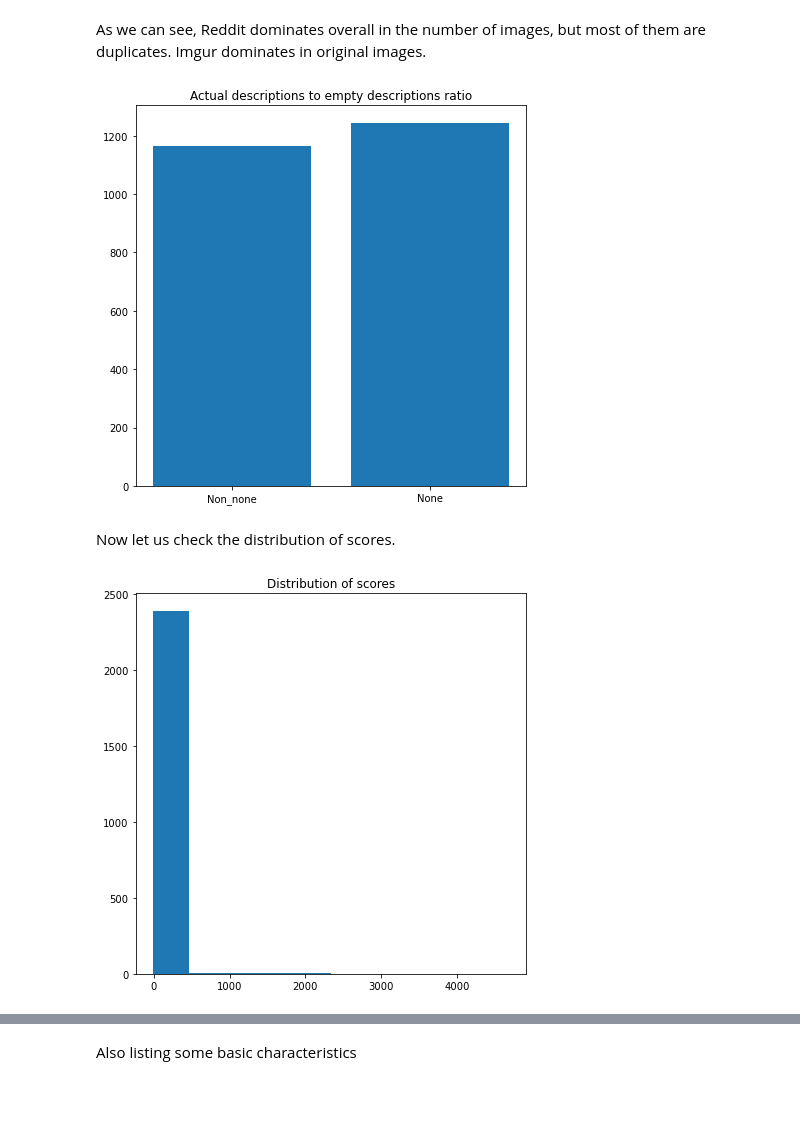
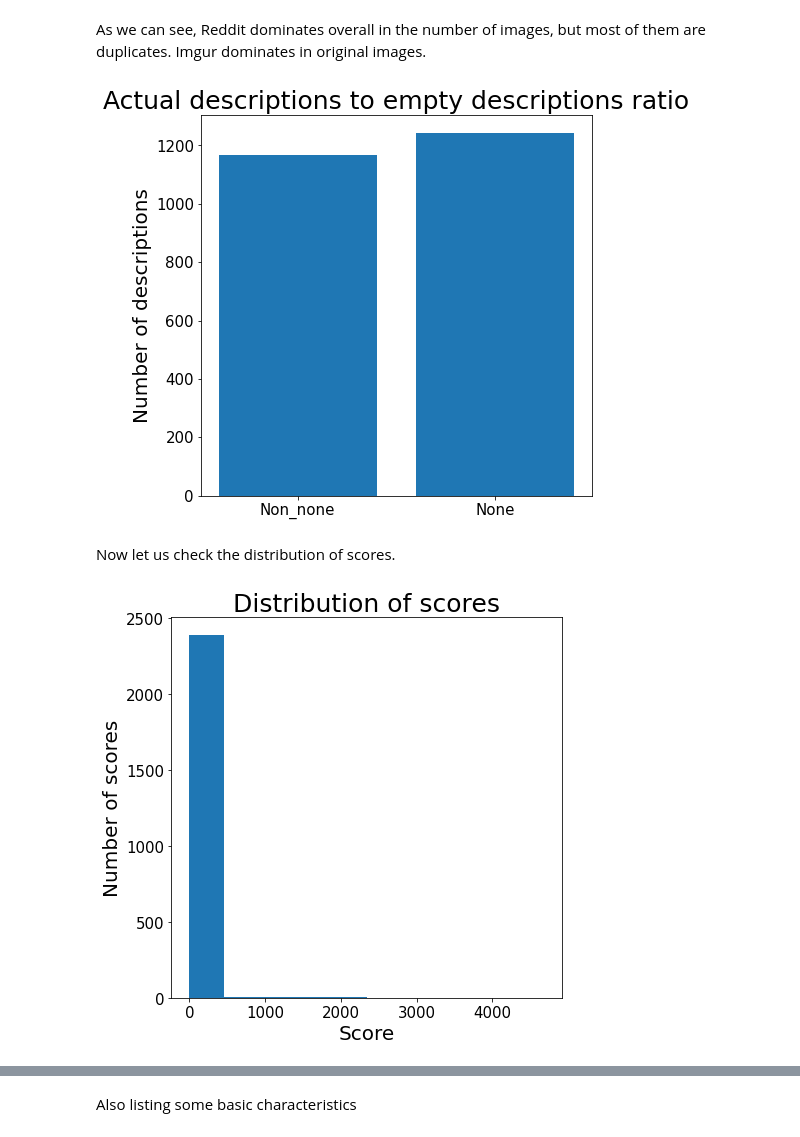
Before and after one commit to niegrzybkowski/beeg-meme, a Jupyter notebook: EDA/Beeg_Data_EDA.ipynb, the cells around one changed output, grey strips where cells are left out. Drawn from its saved outputs; the diff is of its cells as text; code cells hidden in the pictures; blank space fills up the shorter version.

```diff
--- a/EDA/Beeg_Data_EDA.ipynb
+++ b/EDA/Beeg_Data_EDA.ipynb
@@ -85,3 +69,5 @@ df_eda_no_d
+# %%
+plt.rcParams["font.size"] = 15
 # %%
 plt.figure(figsize=(10,10))
 df_eda['source'].value_counts().plot(kind='bar')
@@ -112,22 +99,23 @@ for desc in df_eda_no_d['desc']:
 # %%
 plt.figure(figsize=(7,7))
 plt.bar(*zip(*desc_dict.items()))
-plt.title("Actual descriptions to empty descriptions ratio")
+plt.title("Actual descriptions to empty descriptions ratio", fontsize=25)
+plt.ylabel("Number of descriptions", fontsize=20)
 plt.show()
 # %% [output]
-[figure, old version]
+[figure, new version]
 # %% [markdown]
 Now let us check the distribution of scores.
 # %%
 plt.figure(figsize=(7,7))
 df_eda_no_d['score'].hist()
-plt.title("Distribution of scores")
+plt.title("Distribution of scores", fontsize=25)
 plt.grid(False)
-plt.xlabel("Score", fontsize=12)
-plt.ylabel("Number of scores", fontsize=12)
+plt.xlabel("Score", fontsize=20)
+plt.ylabel("Number of scores", fontsize=20)
 plt.show()
 # %% [output]
-[figure, old version]
+[figure, new version]
 # %%
 plt.figure(figsize=(7,7))
 df_eda_no_d[df_eda_no_d['score'] < 12]['score'].hist()
```
Also changed, not shown: parts of 13 cells of this notebook.
